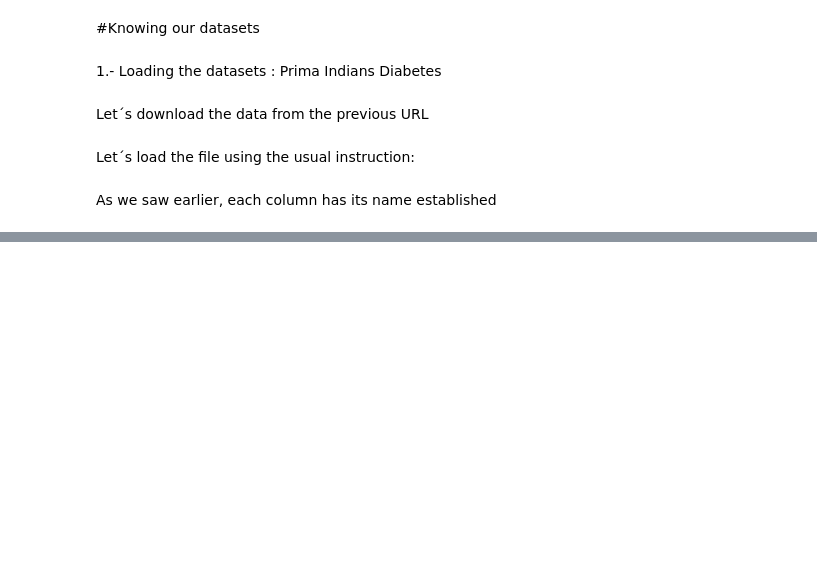
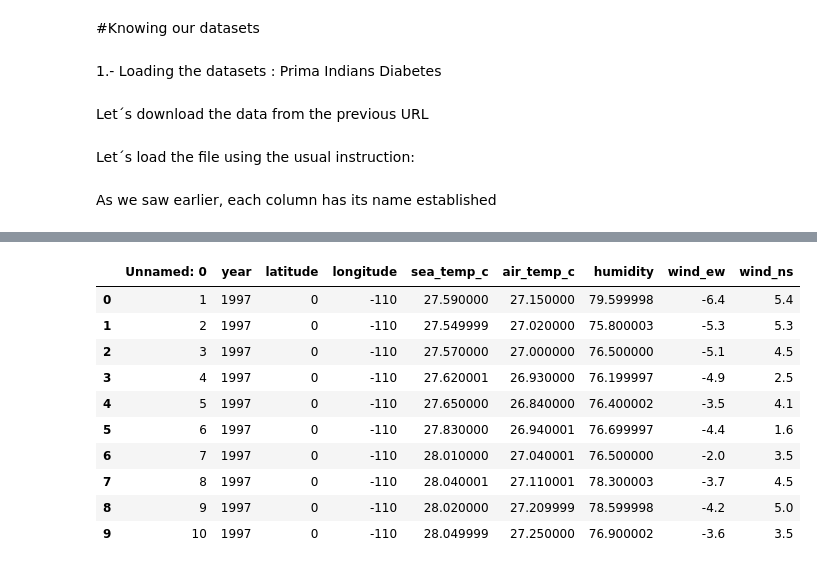
Before and after one commit to eduardocarbo/NewRepo, a Jupyter notebook: 0_Handling_of_missing_data_Manejo_de_valores_faltantes.ipynb, the cells around one changed output, grey strips where cells are left out. Cells and saved outputs as stored; diff of their text form; code cells hidden in the pictures; blank space fills up the shorter version.

```diff
--- a/0_Handling_of_missing_data_Manejo_de_valores_faltantes.ipynb
+++ b/0_Handling_of_missing_data_Manejo_de_valores_faltantes.ipynb
@@ -255,0 +264,17 @@ We are going to use the naniar package (oceanbuoys, pedestrian, riskfactors) wic
+# %%
+#Import pandas
+import pandas as pd
+oceanbuoys_df = pd.read_csv("oceanbuoys.csv",sep =",")
+oceanbuoys_df.head(10)
+# %% [output]
+|  | Unnamed: 0 | year | latitude | longitude | sea_temp_c | air_temp_c | humidity | wind_ew | wind_ns |
+| 0 | 1 | 1997 | 0 | -110 | 27.590000 | 27.150000 | 79.599998 | -6.4 | 5.4 |
+| 1 | 2 | 1997 | 0 | -110 | 27.549999 | 27.020000 | 75.800003 | -5.3 | 5.3 |
+| 2 | 3 | 1997 | 0 | -110 | 27.570000 | 27.000000 | 76.500000 | -5.1 | 4.5 |
+| 3 | 4 | 1997 | 0 | -110 | 27.620001 | 26.930000 | 76.199997 | -4.9 | 2.5 |
+| 4 | 5 | 1997 | 0 | -110 | 27.650000 | 26.840000 | 76.400002 | -3.5 | 4.1 |
+| 5 | 6 | 1997 | 0 | -110 | 27.830000 | 26.940001 | 76.699997 | -4.4 | 1.6 |
+| 6 | 7 | 1997 | 0 | -110 | 28.010000 | 27.040001 | 76.500000 | -2.0 | 3.5 |
+| 7 | 8 | 1997 | 0 | -110 | 28.040001 | 27.110001 | 78.300003 | -3.7 | 4.5 |
+| 8 | 9 | 1997 | 0 | -110 | 28.020000 | 27.209999 | 78.599998 | -4.2 | 5.0 |
+| 9 | 10 | 1997 | 0 | -110 | 28.049999 | 27.250000 | 76.900002 | -3.6 | 3.5 |
```
Also changed, not shown: parts of 6 cells of this notebook.
